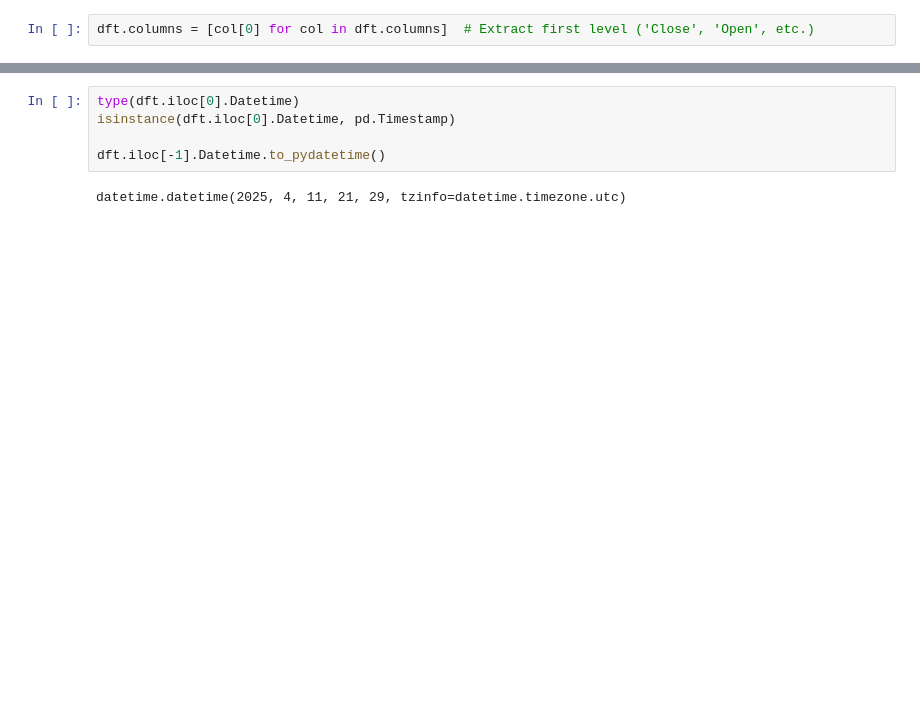
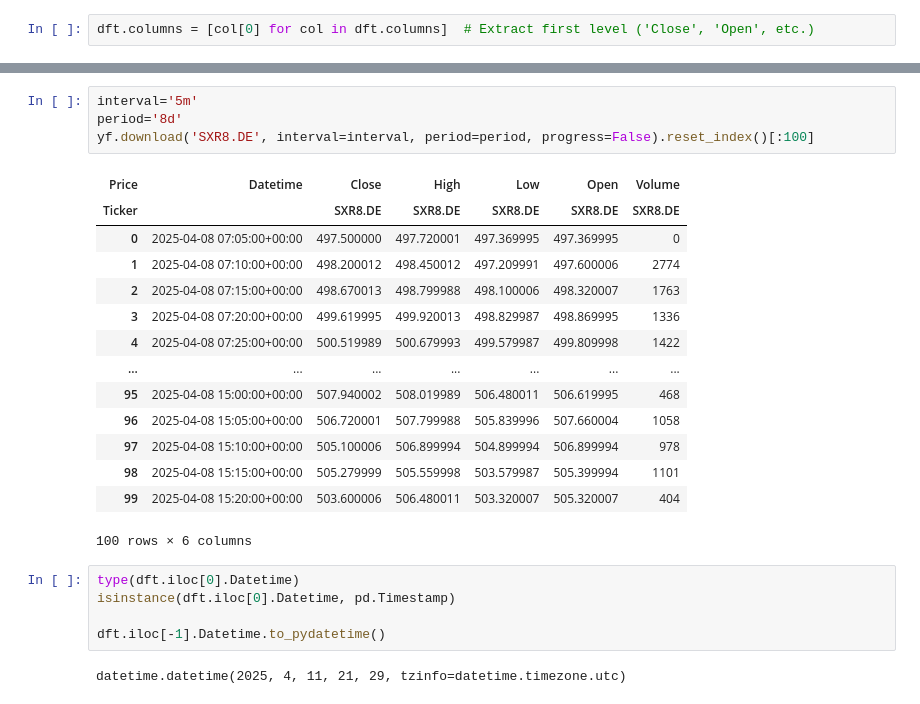
Before and after one commit to apakle/market-data-loader, a Jupyter notebook: yfinance.ipynb, the cells around one changed output, grey strips where cells are left out. Cells and saved outputs as stored; diff of their text form; blank space fills up the shorter version.

```diff
--- a/yfinance.ipynb
+++ b/yfinance.ipynb
@@ -195,3 +204,22 @@ dft.columns = [col[0] for col in dft.columns]  # Extract first level ('Close', '
+# %%
+interval='5m'
+period='8d'
+yf.download('SXR8.DE', interval=interval, period=period, progress=False).reset_index()[:100]
+# %% [output]
+| Price | Datetime | Close | High | Low | Open | Volume |
+| Ticker |  | SXR8.DE | SXR8.DE | SXR8.DE | SXR8.DE | SXR8.DE |
+| 0 | 2025-04-08 07:05:00+00:00 | 497.500000 | 497.720001 | 497.369995 | 497.369995 | 0 |
+| 1 | 2025-04-08 07:10:00+00:00 | 498.200012 | 498.450012 | 497.209991 | 497.600006 | 2774 |
+| 2 | 2025-04-08 07:15:00+00:00 | 498.670013 | 498.799988 | 498.100006 | 498.320007 | 1763 |
+| 3 | 2025-04-08 07:20:00+00:00 | 499.619995 | 499.920013 | 498.829987 | 498.869995 | 1336 |
+| 4 | 2025-04-08 07:25:00+00:00 | 500.519989 | 500.679993 | 499.579987 | 499.809998 | 1422 |
+| ... | ... | ... | ... | ... | ... | ... |
+| 95 | 2025-04-08 15:00:00+00:00 | 507.940002 | 508.019989 | 506.480011 | 506.619995 | 468 |
+| 96 | 2025-04-08 15:05:00+00:00 | 506.720001 | 507.799988 | 505.839996 | 507.660004 | 1058 |
+| 97 | 2025-04-08 15:10:00+00:00 | 505.100006 | 506.899994 | 504.899994 | 506.899994 | 978 |
+| 98 | 2025-04-08 15:15:00+00:00 | 505.279999 | 505.559998 | 503.579987 | 505.399994 | 1101 |
+| 99 | 2025-04-08 15:20:00+00:00 | 503.600006 | 506.480011 | 503.320007 | 505.320007 | 404 |
+100 rows × 6 columns
 # %%
 type(dft.iloc[0].Datetime)
 isinstance(dft.iloc[0].Datetime, pd.Timestamp)
```
Also changed, not shown: parts of 3 cells of this notebook, 2 other files.
